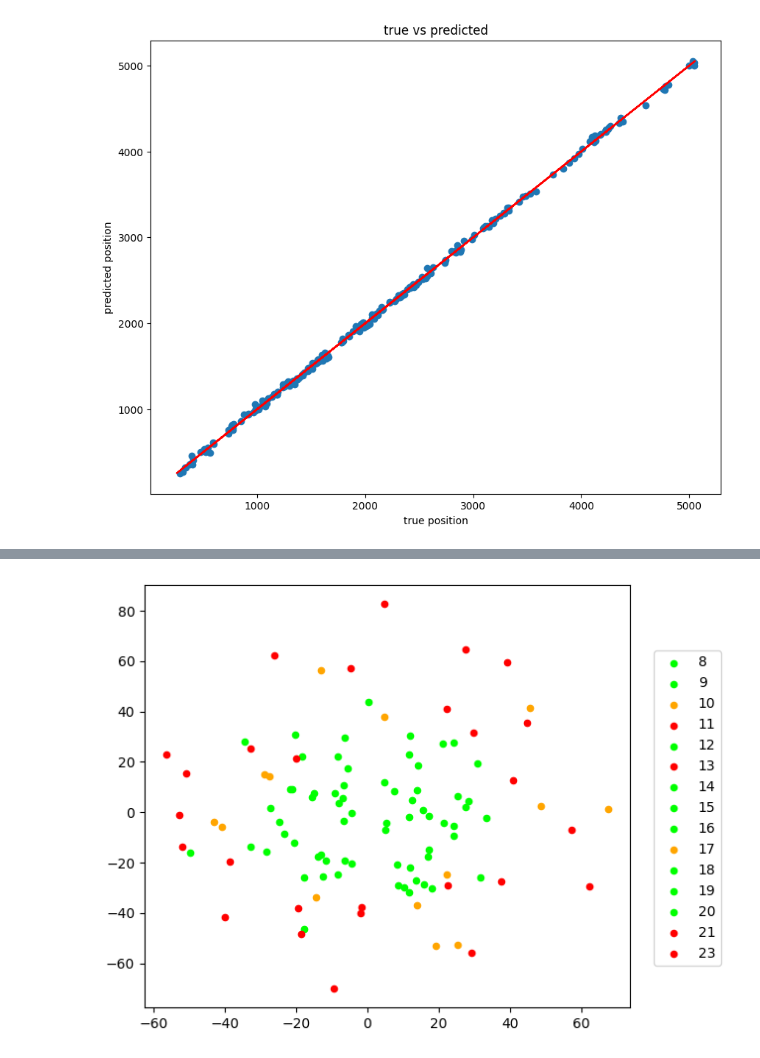
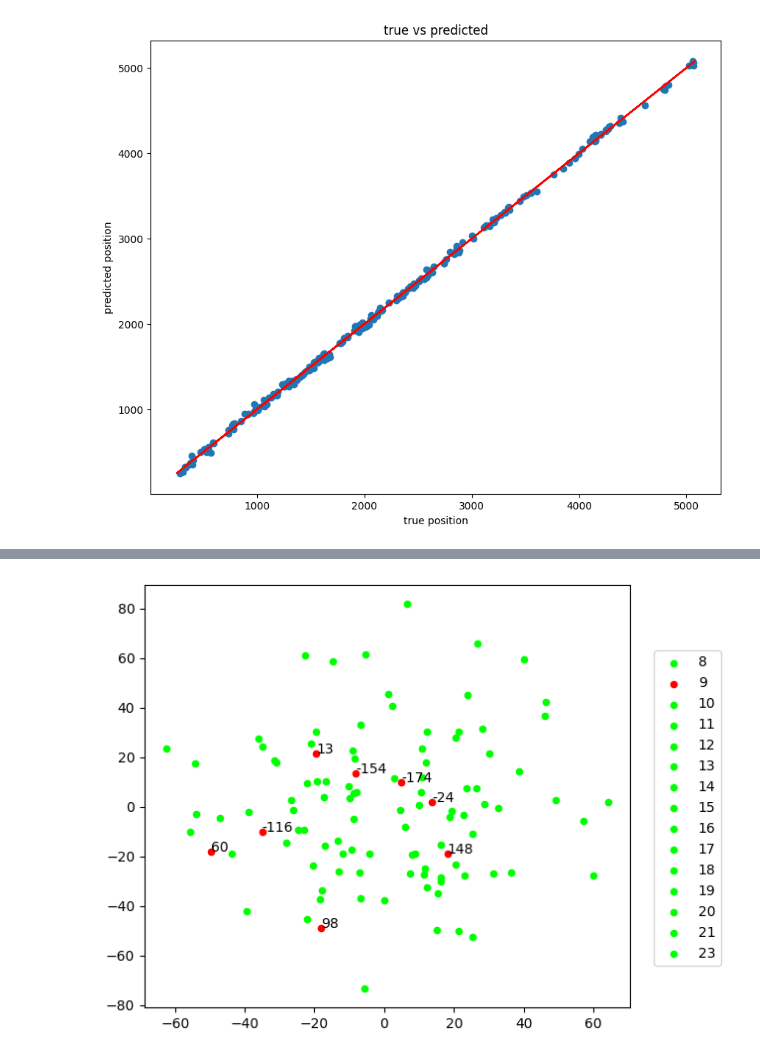
Before and after one commit to opticsensors/pool-playing-robot, a Jupyter notebook: examples/system_calibration/model_carriage_position.ipynb, the cells around one changed output, grey strips where cells are left out. Drawn from its saved outputs; the diff is of its cells as text; code cells hidden in the pictures.

```diff
--- a/examples/system_calibration/model_carriage_position.ipynb
+++ b/examples/system_calibration/model_carriage_position.ipynb
@@ -123,11 +123,11 @@ print(mean_squared_error(y_test,y_pred,squared=False),r2_score(y_test,y_pred))
 from pool.calibration import CameraCalibration
 calib=CameraCalibration()
 l_carriage_pred=[]
-a=9.081e-01
-b=3.440e+00
-d1=2.902e-02
-d2=1.117e+00
-h=9.292e+00
+a=9.085e-01
+b=3.445e+00
+d1=-5.332e-02
+d2=1.218e+00
+h=9.279e+00
 
 for index, row in df.iterrows():
 
@@ -159,10 +159,19 @@ df_error=pd.DataFrame({'pred_x':y_pred[:,0],
                        'pred_y':y_pred[:,1],
                        'real_x':y_true[:,0],
                        'real_y':y_true[:,1],
-                       'target_aruco': df['target_aruco']})
+                       'target_aruco': df['target_aruco'],
+                       'angle': df['angle_undist']})
 df_error['error_x']=y_pred[:,0]-y_true[:,0]
 df_error['error_y']=y_pred[:,1]-y_true[:,1]
 df_error['error']=np.sqrt(df_error['error_x'].values**2+df_error['error_y'].values**2)
+cx=5184/2
+cy=3456/2
+center=np.array([cx,cy])
+distance_from_center=np.linalg.norm(center-df_error[['real_x','real_y']], axis=1)
+bins = np.arange(0,3500,500)
+distance_from_center_discrete = np.digitize(distance_from_center, bins)
+df_error['distance_from_center']=distance_from_center
+df_error['distance_from_center_discrete']=distance_from_center_discrete
 # %%
 mean_error=np.mean(df_error['error'])
 std_error=np.std(df_error['error'])
@@ -179,0 +193,13 @@ plt.show()
+# %%
+x_axis=df_error['error_x']
+y_axis=df_error['error_y']
+group = df_error['distance_from_center_discrete']
+d_colors = {1:'lime', 2:'greenyellow', 3:'yellow', 4:'orange', 5:'salmon', 6:'red'}
+
+fig, ax = plt.subplots()
+for g in np.unique(group):
+    ix = np.where(group == g)
+    ax.scatter(df_error['error_x'][df_error['distance_from_center_discrete']==g], df_error['error_y'][df_error['distance_from_center_discrete']==g], c = d_colors[g], label = g, s = 20)
+fig.legend(loc=7)
+fig.tight_layout()
+fig.subplots_adjust(right=0.85)
@@ -180,21 +208,23 @@ plt.show()
 # %%
 x_axis=df_error['error_x']
 y_axis=df_error['error_y']
 group = df_error['target_aruco']
-#d_colors = {8:'yellow', 9:'orange', 10:'red', 11:'brown', 12:'black', 13:'gray', 14:'green', 15:'blue', 16:'cyan', 17:'purple', 18:'magenta', 19:'lime', 20:'pink', 21:'lavender', 23:'olive'}
-#d_colors = {8:'lime', 9:'lime', 10:'lime', 11:'red', 12:'lime', 13:'red', 14:'lime', 15:'lime', 16:'lime', 17:'lime', 18:'lime', 19:'lime', 20:'lime', 21:'red', 23:'red'}
-d_colors = {8:'lime', 9:'lime', 10:'orange', 11:'red', 12:'lime', 13:'red', 14:'lime', 15:'lime', 16:'lime', 17:'orange', 18:'lime', 19:'lime', 20:'lime', 21:'red', 23:'red'}
+d_colors = {8:'lime', 9:'lime', 10:'lime', 11:'lime', 12:'lime', 13:'lime', 14:'lime', 15:'lime', 16:'lime', 17:'lime', 18:'lime', 19:'lime', 20:'lime', 21:'lime', 23:'lime'}
+aruco_to_observe=9
 
+d_colors[aruco_to_observe]='red'
 fig, ax = plt.subplots()
 for g in np.unique(group):
     ix = np.where(group == g)
     ax.scatter(df_error['error_x'][df_error['target_aruco']==g], df_error['error_y'][df_error['target_aruco']==g], c = d_colors[g], label = g, s = 20)
 fig.legend(loc=7)
 fig.tight_layout()
 fig.subplots_adjust(right=0.85)
+for i, txt in enumerate(df_error['angle'][df_error['target_aruco']==aruco_to_observe]):
+    ax.annotate(int(txt), (df_error['error_x'][df_error['target_aruco']==aruco_to_observe].iloc[i], df_error['error_y'][df_error['target_aruco']==aruco_to_observe].iloc[i]))
 plt.show()
 # %% [output]
-[figure, old version]
+[figure, new version]
 # %%
 import numpy as np
 from scipy.optimize import minimize
```
Also changed, not shown: parts of 16 cells of this notebook, 4 other files.
